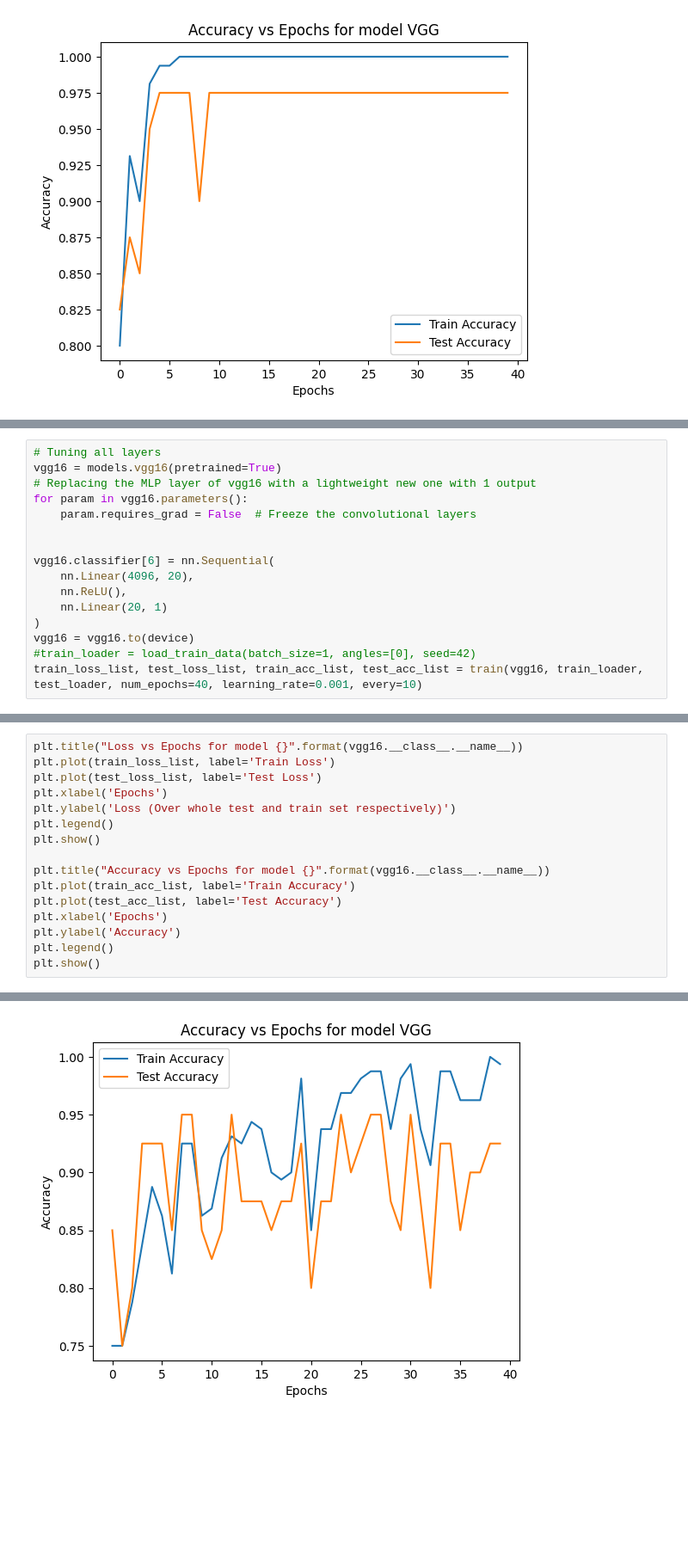
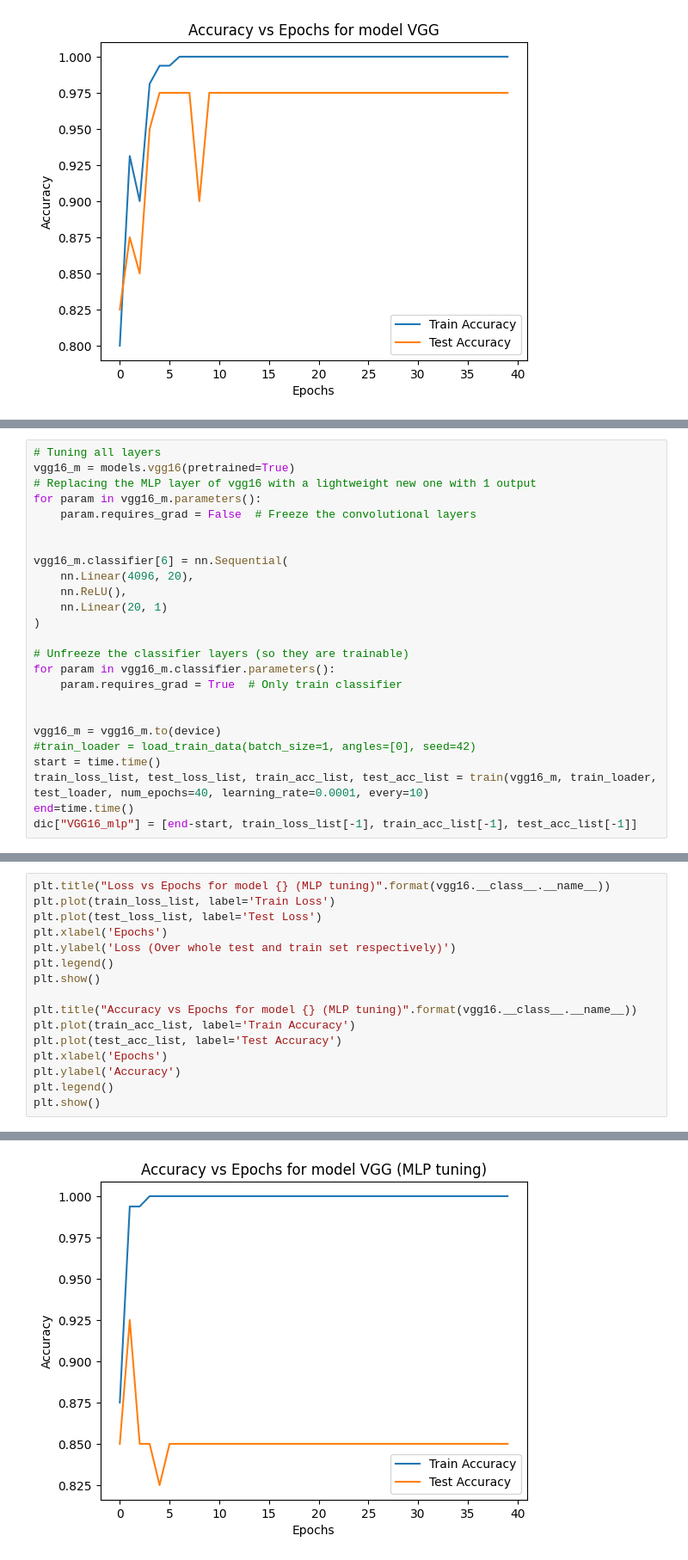
Before and after one commit to HarinarayanJ/ML-Assignment-4, a Jupyter notebook: arch.ipynb, the cells around one changed output, grey strips where cells are left out. Shown at 86% size. Saved outputs shown, nothing was run; the diff lists cells and outputs as text; blank space fills up the shorter version.

```diff
--- a/arch.ipynb
+++ b/arch.ipynb
@@ -568,17 +572,26 @@ plt.show()
 # %%
 # Tuning all layers
-vgg16 = models.vgg16(pretrained=True)
+vgg16_m = models.vgg16(pretrained=True)
 # Replacing the MLP layer of vgg16 with a lightweight new one with 1 output
-for param in vgg16.parameters():
+for param in vgg16_m.parameters():
     param.requires_grad = False  # Freeze the convolutional layers
 
 
-vgg16.classifier[6] = nn.Sequential(
+vgg16_m.classifier[6] = nn.Sequential(
     nn.Linear(4096, 20),
     nn.ReLU(),
     nn.Linear(20, 1)
 )
-vgg16 = vgg16.to(device)
+
+# Unfreeze the classifier layers (so they are trainable)
+for param in vgg16_m.classifier.parameters():
+    param.requires_grad = True  # Only train classifier
+
+
+vgg16_m = vgg16_m.to(device)
 #train_loader = load_train_data(batch_size=1, angles=[0], seed=42)
-train_loss_list, test_loss_list, train_acc_list, test_acc_list = train(vgg16, train_loader, test_loader, num_epochs=40, learning_rate=0.001, every=10)
+start = time.time()
+train_loss_list, test_loss_list, train_acc_list, test_acc_list = train(vgg16_m, train_loader, test_loader, num_epochs=40, learning_rate=0.0001, every=10)
+end=time.time()
+dic["VGG16_mlp"] = [end-start, train_loss_list[-1], train_acc_list[-1], test_acc_list[-1]]
 # %% [output]
@@ -602,5 +632,5 @@ Train Accuracy: 0.99375, Test Accuracy: 0.925
 # %%
-plt.title("Loss vs Epochs for model {}".format(vgg16.__class__.__name__))
+plt.title("Loss vs Epochs for model {} (MLP tuning)".format(vgg16.__class__.__name__))
 plt.plot(train_loss_list, label='Train Loss')
 plt.plot(test_loss_list, label='Test Loss')
 plt.xlabel('Epochs')
@@ -608,7 +638,7 @@ plt.ylabel('Loss (Over whole test and train set respectively)')
 plt.legend()
 plt.show()
 
-plt.title("Accuracy vs Epochs for model {}".format(vgg16.__class__.__name__))
+plt.title("Accuracy vs Epochs for model {} (MLP tuning)".format(vgg16.__class__.__name__))
 plt.plot(train_acc_list, label='Train Accuracy')
 plt.plot(test_acc_list, label='Test Accuracy')
 plt.xlabel('Epochs')
@@ -620 +650 @@ plt.show()
-[figure, old version]
+[figure, new version]
```
Also changed, not shown: parts of 9 cells of this notebook, 1 other file.
